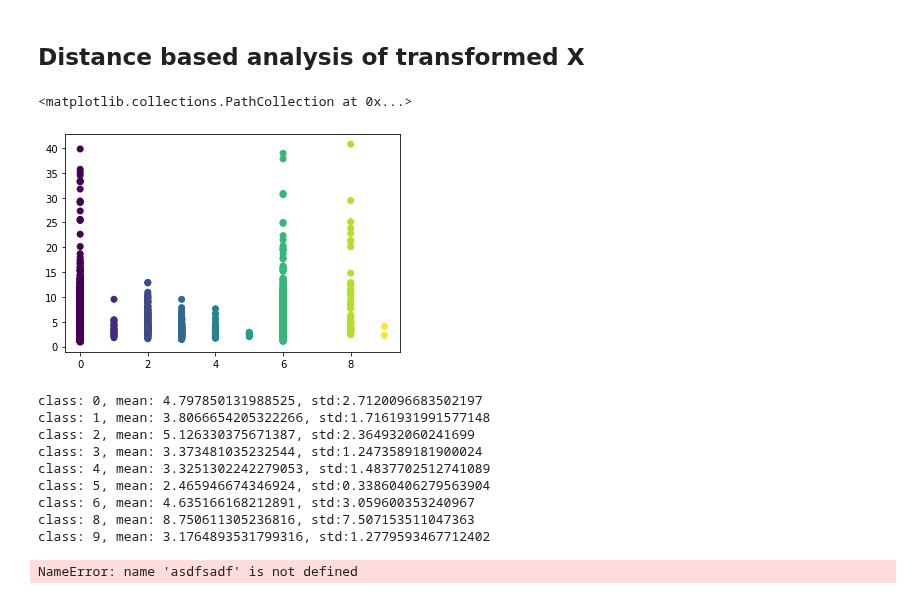
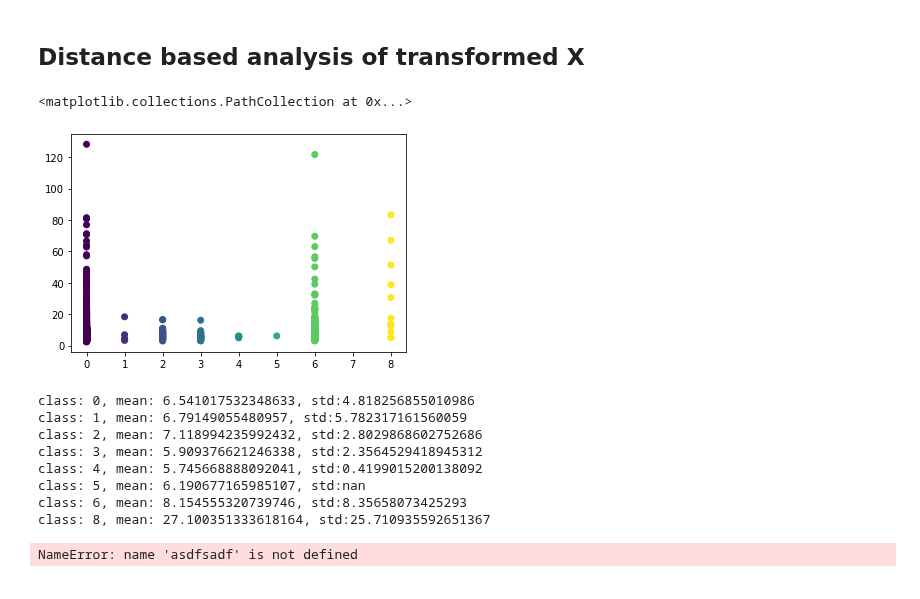
Before and after one commit to tsumansapkota/Experimentals, a Jupyter notebook: NN_Func_Approx/Invertible_Flow_NN/multi_invex_func/01.2_Local_Classifiers_tree_MNIST_v2_stat_transformed_dev.ipynb, the cells around one changed output. Saved outputs shown, nothing was run; the diff lists cells and outputs as text; code cells hidden in the pictures.

```diff
--- a/NN_Func_Approx/Invertible_Flow_NN/multi_invex_func/01.2_Local_Classifiers_tree_MNIST_v2_stat_transformed_dev.ipynb
+++ b/NN_Func_Approx/Invertible_Flow_NN/multi_invex_func/01.2_Local_Classifiers_tree_MNIST_v2_stat_transformed_dev.ipynb
@@ -481,5 +498,5 @@ tree.root.create_optimizer_3(lr=0.0003)
 # %%
 # tree.root.model(torch.randn(10, 784).to(device))
 # %%
-tree.root.train_classifier_4(50)
+tree.root.train_classifier_4(30)
 # %% [output]
@@ -591,11 +607,11 @@ Ti = nT[node.train_indices]
 center = parent.classifier.centers[indx[-1]].data
 # %%
 ## distance from the center and corresponding class
-dists = torch.norm(Zi-center.cpu().data.unsqueeze(0), dim=1)/np.sqrt(784)
+dists = torch.norm(Zi-center.cpu().data.unsqueeze(0), p=1, dim=1)/784 #np.sqrt(784)
 plt.scatter(Ti, dists, c=Ti)
 # %% [output]
 <matplotlib.collections.PathCollection at 0x...>
-[figure, old version]
+[figure, new version]
 # %%
 ### mean, std dist of each class
 for i in range(10):
@@ -604,15 +620,14 @@ for i in range(10):
     _dat = dists[_ind]
     print(f"class: {i}, mean: {_dat.mean()}, std:{_dat.std()}")
 # %% [output]
-class: 0, mean: 4.797850131988525, std:2.7120096683502197
-class: 1, mean: 3.8066654205322266, std:1.7161931991577148
-class: 2, mean: 5.126330375671387, std:2.364932060241699
-class: 3, mean: 3.373481035232544, std:1.2473589181900024
-class: 4, mean: 3.3251302242279053, std:1.4837702512741089
-class: 5, mean: 2.465946674346924, std:0.33860406279563904
-class: 6, mean: 4.635166168212891, std:3.059600353240967
-class: 8, mean: 8.750611305236816, std:7.507153511047363
-class: 9, mean: 3.1764893531799316, std:1.2779593467712402
+class: 0, mean: 6.541017532348633, std:4.818256855010986
+class: 1, mean: 6.79149055480957, std:5.782317161560059
+class: 2, mean: 7.118994235992432, std:2.8029868602752686
+class: 3, mean: 5.909376621246338, std:2.3564529418945312
+class: 4, mean: 5.745668888092041, std:0.4199015200138092
+class: 5, mean: 6.190677165985107, std:nan
+class: 6, mean: 8.154555320739746, std:8.35658073425293
+class: 8, mean: 27.100351333618164, std:25.710935592651367
 # %%
 asdfsadf
 # %% [output]
```
Also changed, not shown: parts of 13 cells of this notebook, 2 other files.
